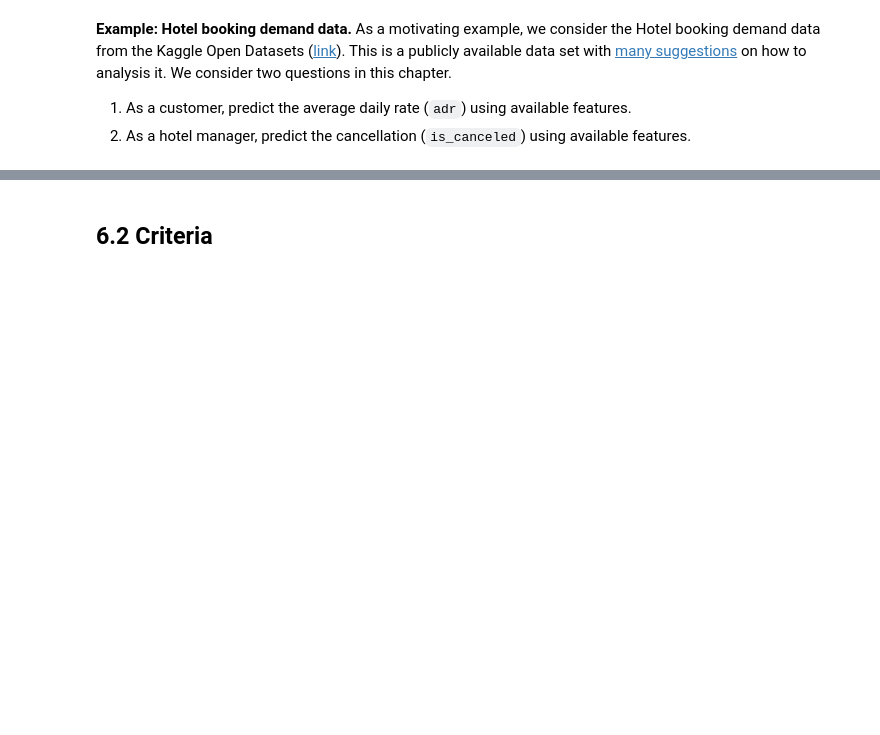
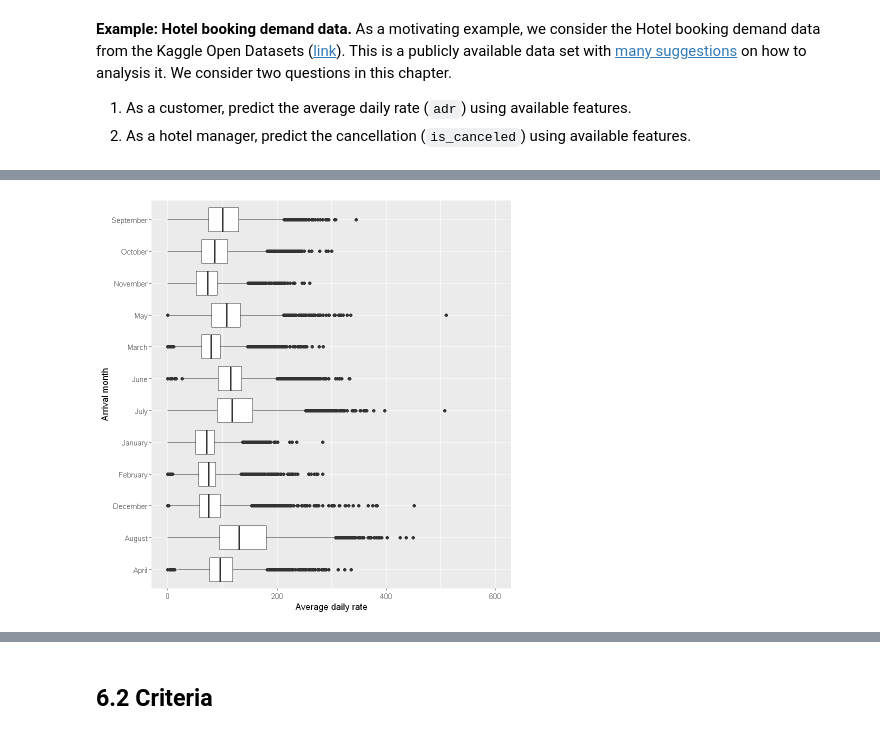
Before and after one commit to ChenShizhe/StatDataScience, a Jupyter notebook: Notes/Chapter6Prediction.ipynb, the cells around one changed output, grey strips where cells are left out. Saved outputs shown, nothing was run; the diff lists cells and outputs as text; code cells hidden in the pictures; blank space fills up the shorter version.

```diff
--- a/Notes/Chapter6Prediction.ipynb
+++ b/Notes/Chapter6Prediction.ipynb
@@ -25,3 +25,6 @@ In general, there are lots of candidate methods for building predictive models.
 
 1. As a customer, predict the average daily rate (`adr`) using available features.
 2. As a hotel manager, predict the cancellation (`is_canceled`) using available features.
+# %%
+library(tidyverse)
+hotel <- read_csv("../Data/hotel_bookings.csv") %>% print
@@ -27,0 +68,5 @@ In general, there are lots of candidate methods for building predictive models.
+# %%
+ggplot(data = hotel, aes(arrival_date_month, adr)) +
+    geom_boxplot() + ylim(0,600)+ ylab("Average daily rate")+xlab("Arrival month")+
+    coord_flip()
+# %% [output]
@@ -27,0 +75 @@ In general, there are lots of candidate methods for building predictive models.
+[figure, added]
```
Also changed, not shown: parts of 28 cells of this notebook, 18 other files.
